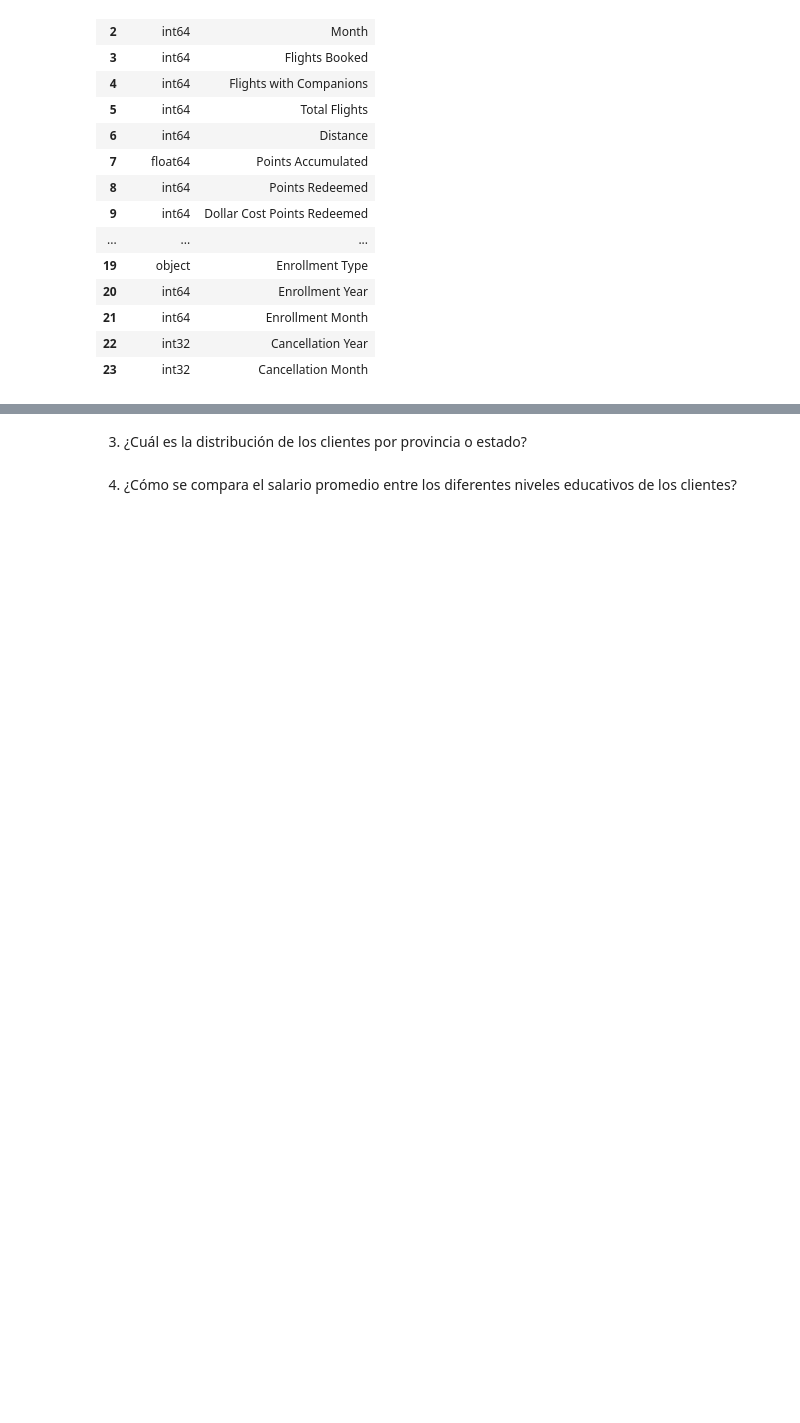
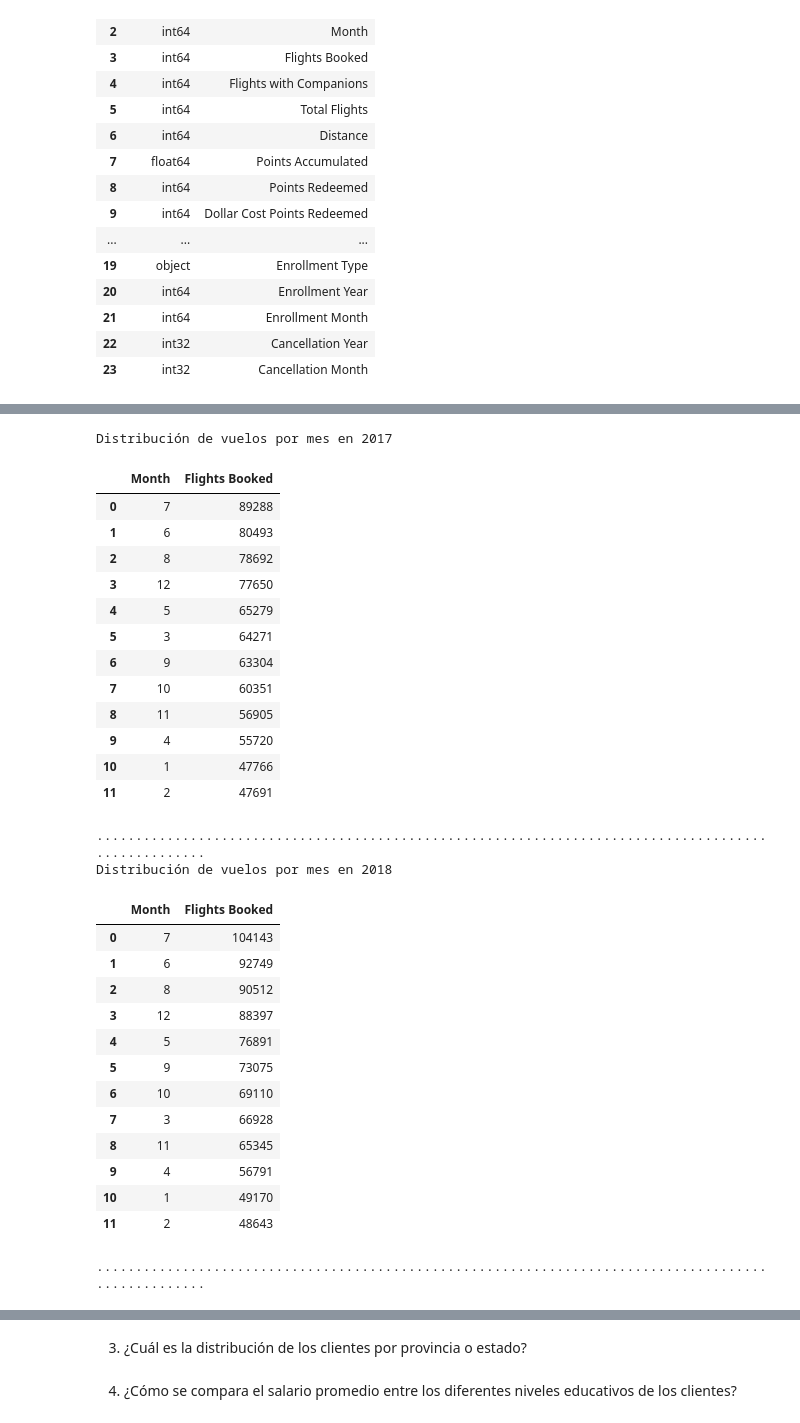
Before and after one commit to Adalab/bda-modulo-3-evaluacion-final-AnaROGA, a Jupyter notebook: mod03_ej_tecnico.ipynb, the cells around one changed output, grey strips where cells are left out. Saved outputs shown, nothing was run; the diff lists cells and outputs as text; code cells hidden in the pictures; blank space fills up the shorter version.

```diff
--- a/mod03_ej_tecnico.ipynb
+++ b/mod03_ej_tecnico.ipynb
@@ -792,0 +746,45 @@ Cliente 100018 _ año 2018
+# %%
+# Vemos cuántas reservas de vuelos tenemos por mes en cada año:
+
+print('Distribución de vuelos por mes en 2017')
+df_fb_17 = df_2017.groupby('Month')['Flights Booked'].sum().reset_index() # agrupamos por num de reservas al mes, lo convertimos en DF
+df_fb_17.sort_values(by='Flights Booked', ascending = False, inplace=True) # ordenamos
+display(df_fb_17.reset_index(drop=True))
+print('.'*100)
+
+print('Distribución de vuelos por mes en 2018')
+df_fb_18 = df_2018.groupby('Month')['Flights Booked'].sum().reset_index() # agrupamos por num de reservas al mes, lo convertimos en DF
+df_fb_18.sort_values(by='Flights Booked', ascending = False, inplace=True) # ordenamos
+display(df_fb_18.reset_index(drop=True))
+print('.'*100)
+# %% [output]
+Distribución de vuelos por mes en 2017
+|  | Month | Flights Booked |
+| 0 | 7 | 89288 |
+| 1 | 6 | 80493 |
+| 2 | 8 | 78692 |
+| 3 | 12 | 77650 |
+| 4 | 5 | 65279 |
+| 5 | 3 | 64271 |
+| 6 | 9 | 63304 |
+| 7 | 10 | 60351 |
+| 8 | 11 | 56905 |
+| 9 | 4 | 55720 |
+| 10 | 1 | 47766 |
+| 11 | 2 | 47691 |
+....................................................................................................
+Distribución de vuelos por mes en 2018
+|  | Month | Flights Booked |
+| 0 | 7 | 104143 |
+| 1 | 6 | 92749 |
+| 2 | 8 | 90512 |
+| 3 | 12 | 88397 |
+| 4 | 5 | 76891 |
+| 5 | 9 | 73075 |
+| 6 | 10 | 69110 |
+| 7 | 3 | 66928 |
+| 8 | 11 | 65345 |
+| 9 | 4 | 56791 |
+| 10 | 1 | 49170 |
+| 11 | 2 | 48643 |
+....................................................................................................
```
Also changed, not shown: parts of 10 cells of this notebook.
